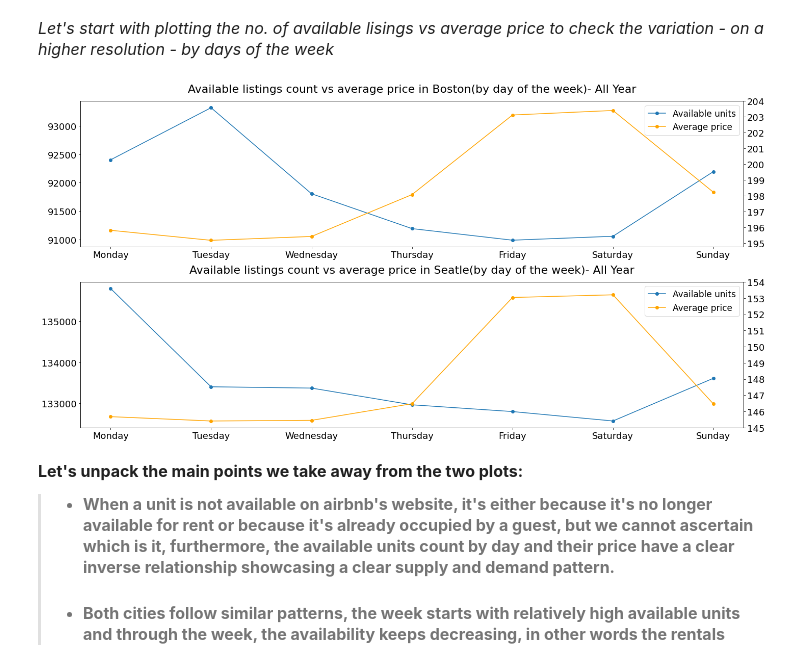
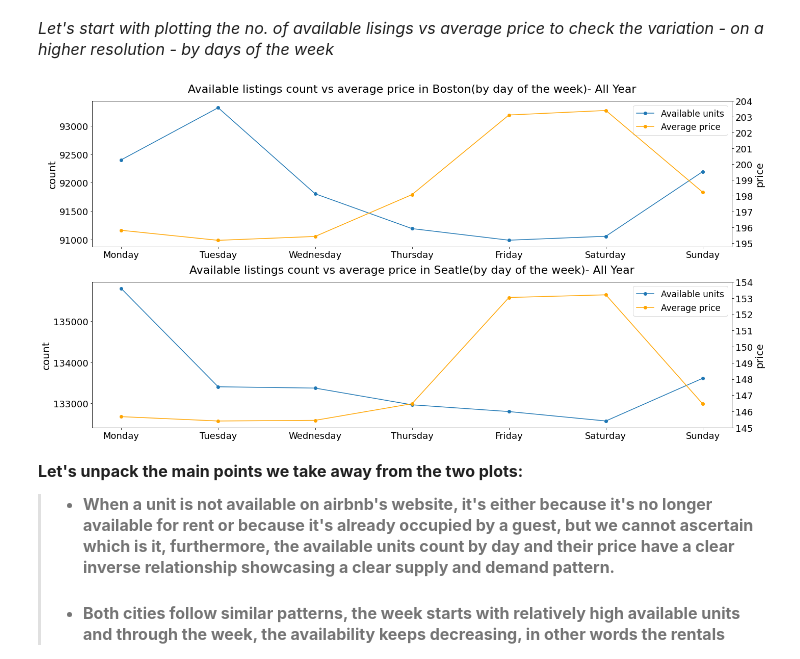
Before and after one commit to Zainy1453/Project-ND-1, a Jupyter notebook: Project-1_Price_variation.ipynb, the cells around one changed output. Saved outputs shown, nothing was run; the diff lists cells and outputs as text; code cells hidden in the pictures.

```diff
--- a/Project-1_Price_variation.ipynb
+++ b/Project-1_Price_variation.ipynb
@@ -110,36 +110,39 @@ s_dow_price = s_cal_1[s_cal_1['available']==1].groupby(['day'])['price'].mean().
 
 plt.figure(figsize=(20,10))
 
 ax = plt.subplot(2,1,1)
 ax.set_title('Available listings count vs average price in Boston(by day of the week)- All Year',pad =17, fontdict = {'fontsize':22})
 availibility, = ax.plot(b_dow.day, b_dow.available_units, marker ='o');
 ax2 = ax.twinx()
 price, = ax2.plot(b_dow.day, b_dow_price.price,color="orange", marker ='o')
 # loc, lab = plt.yticks()
 ax.legend([availibility,price],['Available units','Average price'],loc = 'upper right',prop={'size': 17})
+ax.set_ylabel('count', fontsize = 20)
 plt.yticks(np.arange(195,205,1),np.arange(195,205,1),fontsize= 14)
 
 #plt.xticks(np.arange(0,7,1), list(b_cal_day['day'].unique()))
 ax.tick_params(axis='both', which='major', labelsize=18)
 ax2.tick_params(axis='both', which='major', labelsize=18)
+ax2.set_ylabel('price', fontsize = 20)
 
 ax =plt.subplot(2,1,2)
 ax.set_title('Available listings count vs average price in Seatle(by day of the week)- All Year',pad =17, fontdict = {'fontsize':22})
 ax.plot(s_dow.day, s_dow.available_units, marker ='o');
 ax2 = ax.twinx()
 ax2.plot(s_dow.day, s_dow_price.price,color="orange", marker ='o');
 loc, lab = plt.yticks()
-#plt.yticks(fontsize= 14)
 ax.legend([availibility,price],['Available units','Average price'],loc = 'upper right',prop={'size': 17})
+ax.set_ylabel('count', fontsize = 20)
 plt.yticks(np.arange(135,145,1),np.arange(145,155,1),fontsize= 14)
 
-# plt.xticks(np.arange(0,364,31), list(s_cal_date['n_month'].unique()))
+ax2.set_ylabel('price', fontsize = 20)
+
 ax.tick_params(axis='both', which='major', labelsize=18)
 ax2.tick_params(axis='both', which='major', labelsize=18)
 
 plt.tight_layout()
 # %% [output]
-[figure, old version]
+[figure, new version]
 # %% [markdown]
 <font size ='3'>**Let's unpack the main points we take away from the two plots:**<font/><br>
 >* <font size ='3'>**When a unit is not available on airbnb's website, it's either because it's no longer available for rent or because it's already occupied by a guest, but we cannot ascertain which is it, furthermore, the available units count by day and their price have a clear inverse relationship showcasing a clear supply and demand pattern.**<font/>
```
Also changed, not shown: 4 other files.
